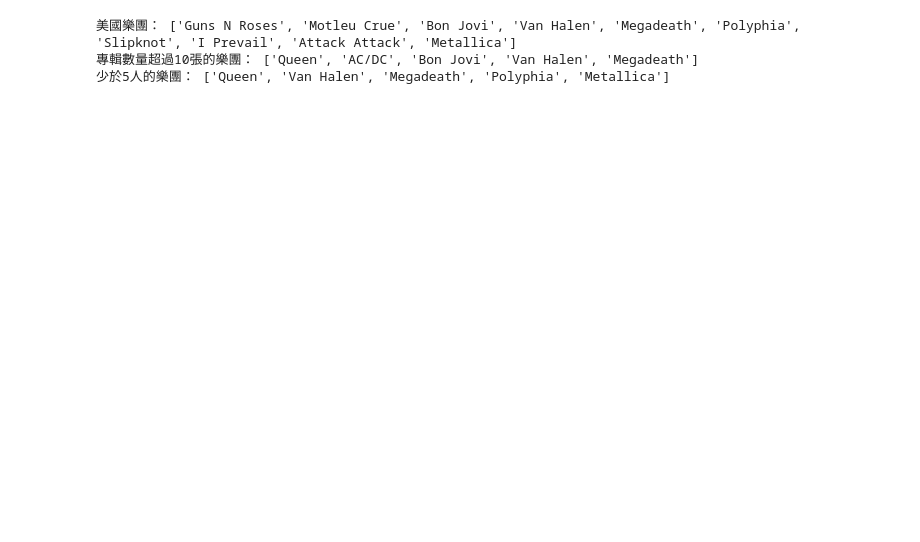
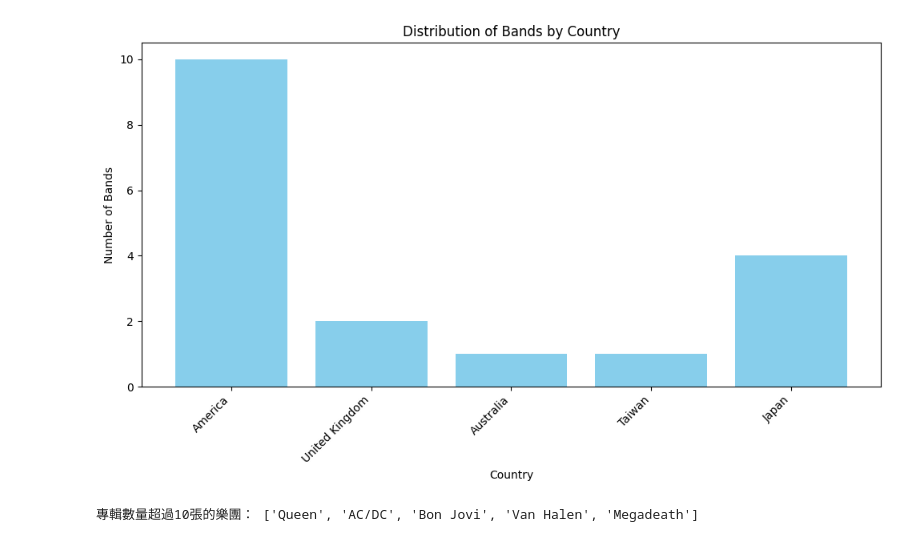
Before and after one commit to SLXSH57/SLXSH57, a Jupyter notebook: 作業二.ipynb, the cells around one changed output. Drawn from its saved outputs; the diff is of its cells as text; code cells hidden in the pictures; blank space fills up the shorter version.

```diff
--- a/作業二.ipynb
+++ b/作業二.ipynb
@@ -1,5 +1,6 @@
 # %%
 import json
+
 band_albums = {
     "Guns N Roses": 6,
     "Queen": 15,
@@ -20,6 +21,7 @@ band_albums = {
     "Bring Me The Horizon": 7,
     "Metallica": 10
 }
+
 band_region = {
     "Guns N Roses": ["America"],
     "Queen": ["United Kingdom"],
@@ -40,6 +42,7 @@ band_region = {
     "Bring Me The Horizon": ["United Kingdom"],
     "Metallica": ["America"],
 }
+
 band_people = {
     "Guns N Roses": ["5"],
     "Queen": ["4"],
@@ -60,6 +63,7 @@ band_people = {
     "Bring Me The Horizon": ["5"],
     "Metallica": ["4"],
 }
+
 bands = {}
 for band in band_albums:
     bands[band] = {
@@ -67,22 +71,44 @@ for band in band_albums:
         "region": band_region[band],
         "people": band_people[band]
     }
-json_data = json.dumps(bands, indent=4, ensure_ascii=False)
+
+# 將 bands 寫入到 bands.json 文件中
+with open("bands.json", "w", encoding="utf-8") as json_file:
+    json.dump(bands, json_file, indent=4, ensure_ascii=False)
+
+
 with open("bands.json", "r", encoding="utf-8") as json_file:
     bands_data = json.load(json_file)
-
-# 問题一：來自美國的樂團有哪些?
-us_bands = [band for band, info in bands_data.items() if "America" in info["region"]]
-print("美國樂團：", us_bands)
-
-# 問题二：專輯數量超過10張的樂團有哪些?
-albums_gt_10 = [band for band, info in bands_data.items() if info["albums"] > 10]
-print("專輯數量超過10張的樂團：", albums_gt_10)
-
-# 問题三：少於5人的樂團有哪些?
-members_lt_5 = [band for band, info in bands_data.items() if int(info["people"][0]) < 5]
-print("少於5人的樂團：", members_lt_5)
-# %% [output]
-美國樂團： ['Guns N Roses', 'Motleu Crue', 'Bon Jovi', 'Van Halen', 'Megadeath', 'Polyphia', 'Slipknot', 'I Prevail', 'Attack Attack', 'Metallica']
-專輯數量超過10張的樂團： ['Queen', 'AC/DC', 'Bon Jovi', 'Van Halen', 'Megadeath']
-少於5人的樂團： ['Queen', 'Van Halen', 'Megadeath', 'Polyphia', 'Metallica']
+# %%
+# 問题一：樂團的國籍分佈
+import matplotlib.pyplot as plt
+
+countries = {}
+for band, data in bands_data.items():
+    for region in data["region"]:
+        if region in countries:
+            countries[region] += 1
+        else:
+            countries[region] = 1
+
+x = list(countries.keys())
+y = list(countries.values())
+
+plt.figure(figsize=(10, 6))
+plt.bar(x, y, color='skyblue')
+
+plt.title('Distribution of Bands by Country')
+plt.xlabel('Country')
+plt.ylabel('Number of Bands')
+
+plt.xticks(rotation=45, ha='right')
+plt.tight_layout()
+plt.show()
+# %% [output]
+[figure, added]
+# %%
+# 問题二：專輯數量超過10張的樂團有哪些?
+albums_gt_10 = [band for band, info in bands_data.items() if info["albums"] > 10]
+print("專輯數量超過10張的樂團：", albums_gt_10)
+# %% [output]
+專輯數量超過10張的樂團： ['Queen', 'AC/DC', 'Bon Jovi', 'Van Halen', 'Megadeath']
```
Also changed, not shown: parts of 1 cell of this notebook.
